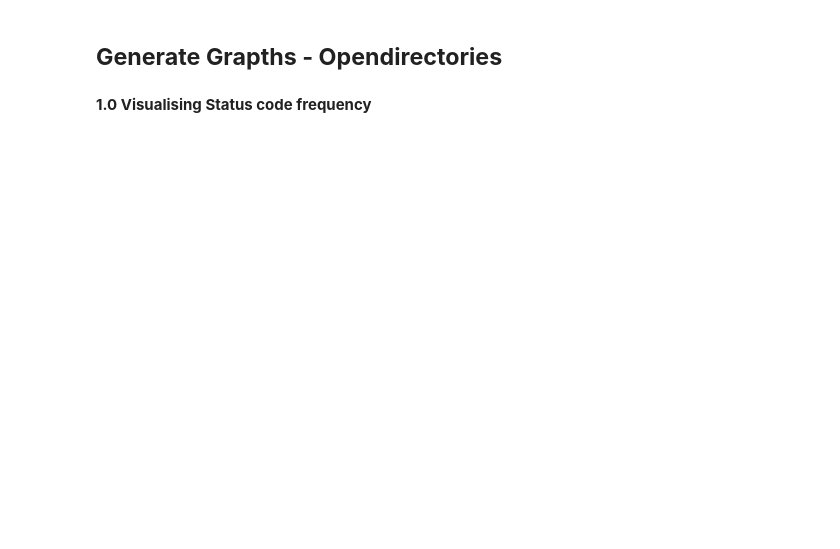
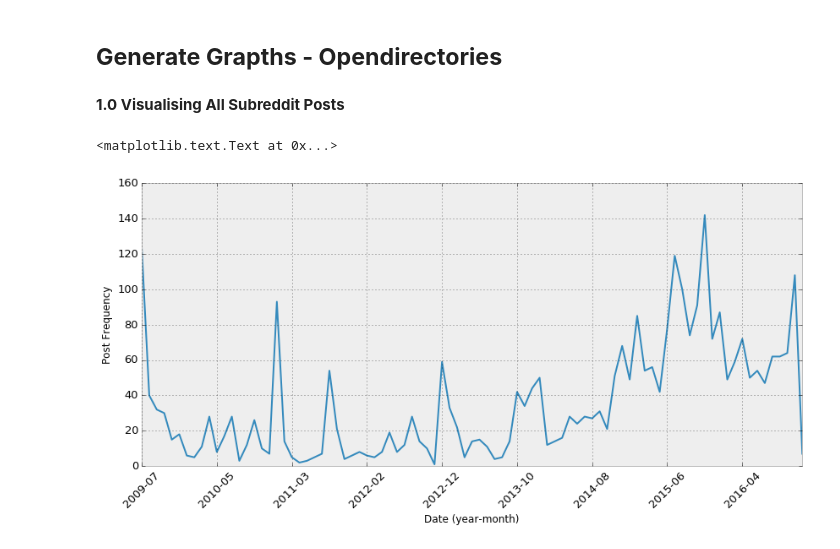
Before and after one commit to Ma5onic/open.data, a Jupyter notebook: opendirectories/scripts/generate_graphs.ipynb, the cells around one changed output. Saved outputs shown, nothing was run; the diff lists cells and outputs as text; code cells hidden in the pictures; blank space fills up the shorter version.

```diff
--- a/opendirectories/scripts/generate_graphs.ipynb
+++ b/opendirectories/scripts/generate_graphs.ipynb
@@ -17,2 +20,2 @@ df = pd.read_csv('{}/../opendirectories.csv'.format(cwd))
 # %% [markdown]
-**1.0 Visualising Status code frequency**
+**1.0 Visualising All Subreddit Posts**
@@ -18,0 +29,8 @@ df = pd.read_csv('{}/../opendirectories.csv'.format(cwd))
+# %%
+# Plot distribution
+ax = df_posts.plot(figsize=(14, 6), rot=45, fontsize=13)
+ax.set_xlabel('Date (year-month)')
+ax.set_ylabel('Post Frequency')
+# %% [output]
+<matplotlib.text.Text at 0x...>
+[figure, added]
```
Also changed, not shown: parts of 13 cells of this notebook, 9 other files.
